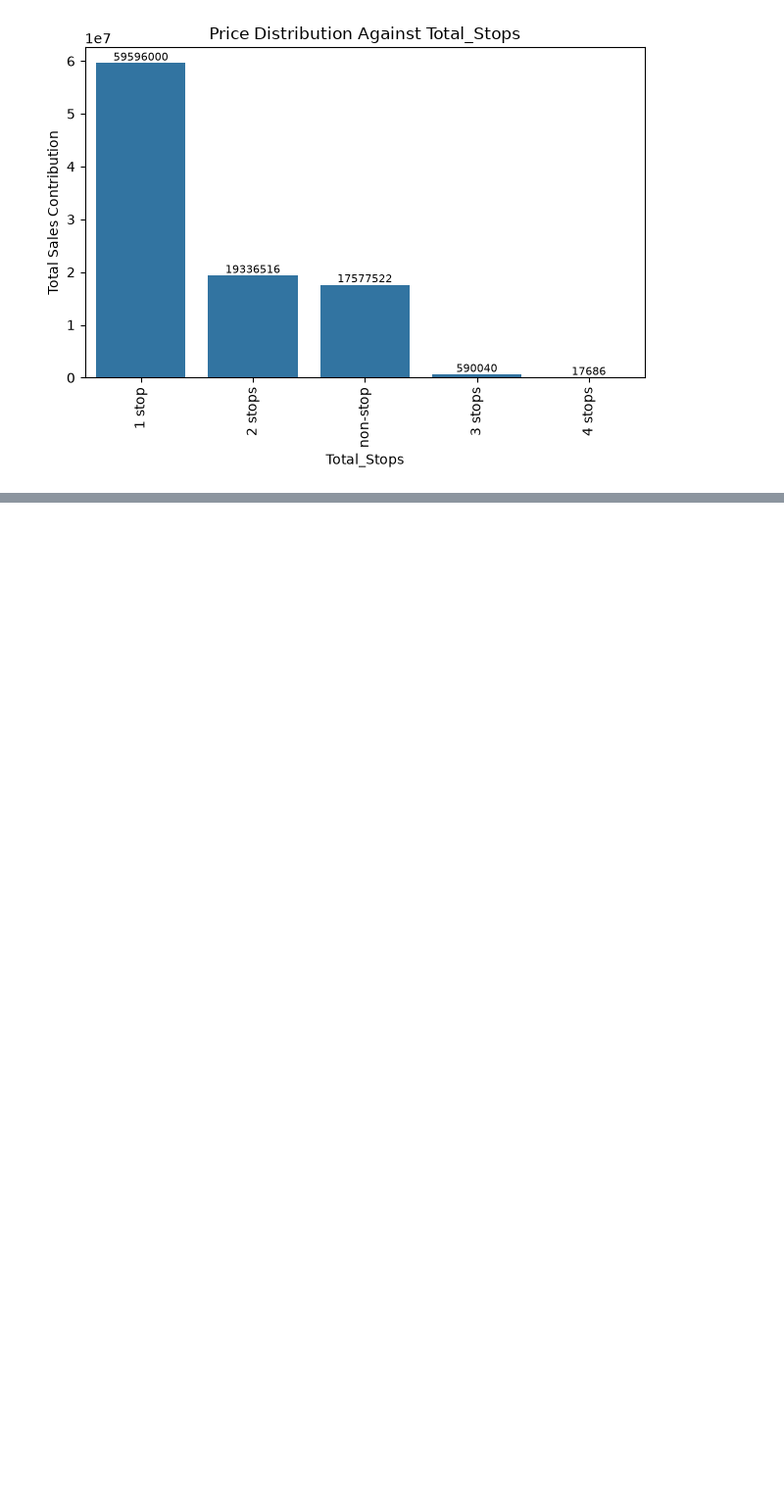
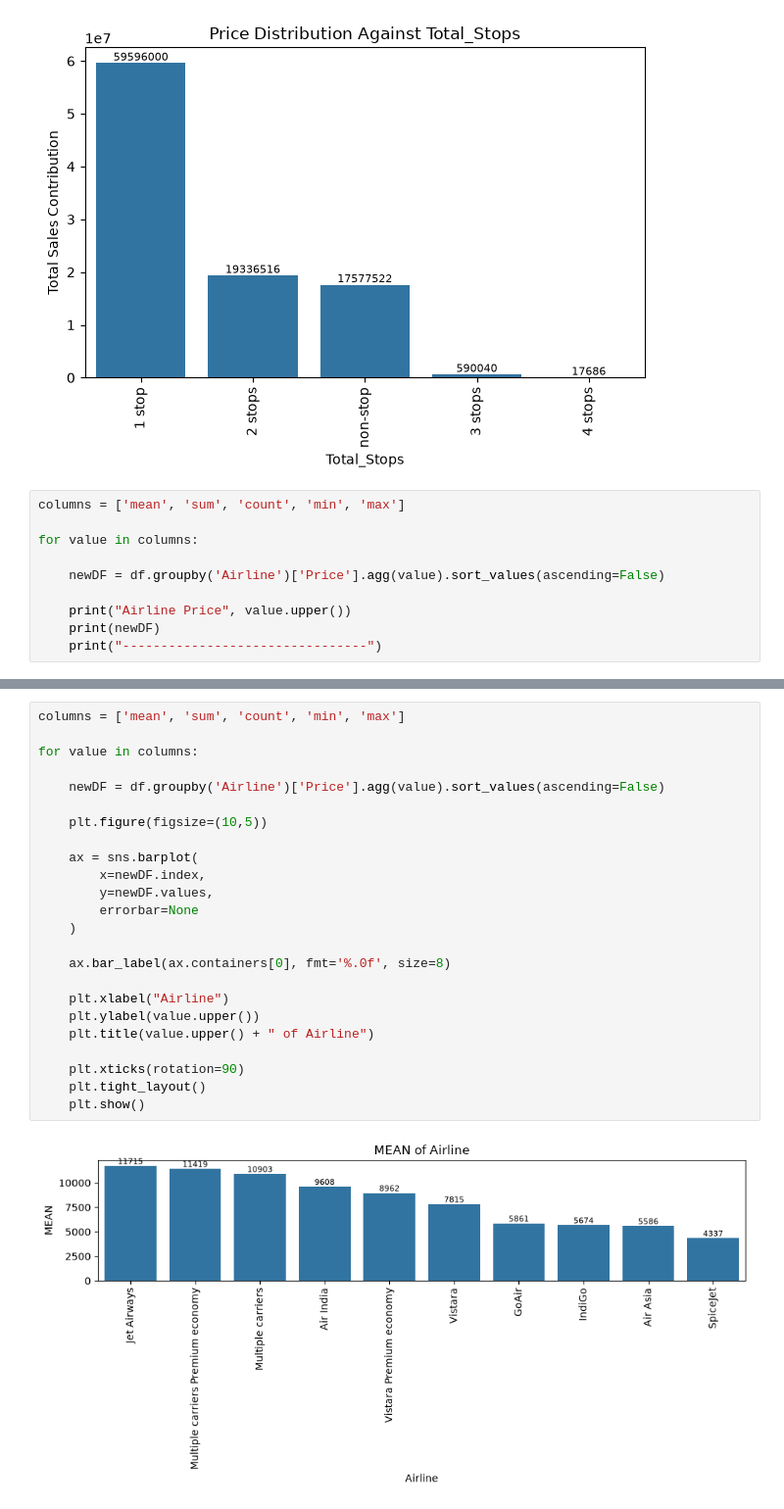
Before and after one commit to vaishnavidhanavade/Project-Airline, a Jupyter notebook: Airline_Aanalysis.ipynb, the cells around one changed output, grey strips where cells are left out. Shown at 98% size. Saved outputs shown, nothing was run; the diff lists cells and outputs as text; blank space fills up the shorter version.

```diff
--- a/Airline_Aanalysis.ipynb
+++ b/Airline_Aanalysis.ipynb
@@ -131,3 +131,13 @@ for value in columns:
 [figure]
 [figure]
 [figure]
+# %%
+columns = ['mean', 'sum', 'count', 'min', 'max']
+
+for value in columns:
+
+    newDF = df.groupby('Airline')['Price'].agg(value).sort_values(ascending=False)
+
+    print("Airline Price", value.upper())
+    print(newDF)
+    print("--------------------------------")
@@ -133,0 +162,26 @@ for value in columns:
+# %%
+columns = ['mean', 'sum', 'count', 'min', 'max']
+
+for value in columns:
+
+    newDF = df.groupby('Airline')['Price'].agg(value).sort_values(ascending=False)
+
+    plt.figure(figsize=(10,5))
+
+    ax = sns.barplot(
+        x=newDF.index,
+        y=newDF.values,
+        errorbar=None
+    )
+
+    ax.bar_label(ax.containers[0], fmt='%.0f', size=8)
+
+    plt.xlabel("Airline")
+    plt.ylabel(value.upper())
+    plt.title(value.upper() + " of Airline")
+
+    plt.xticks(rotation=90)
+    plt.tight_layout()
+    plt.show()
+# %% [output]
+[figure, added]
```
Also changed, not shown: parts of 4 cells of this notebook.
